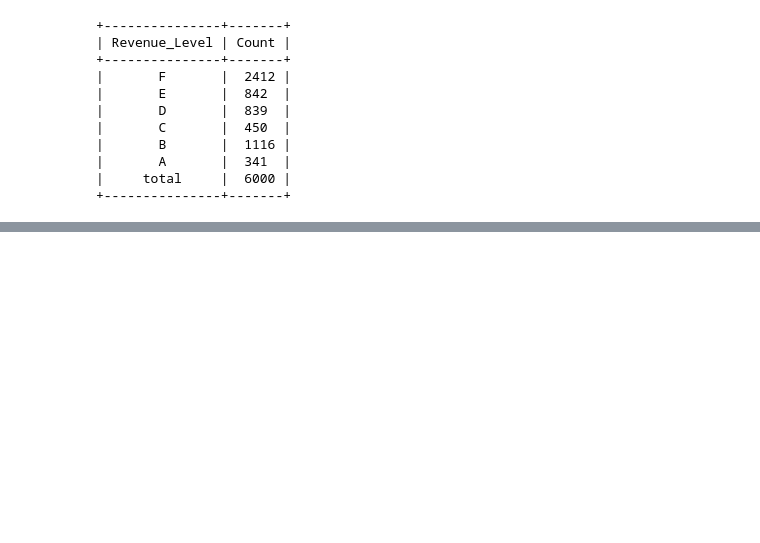
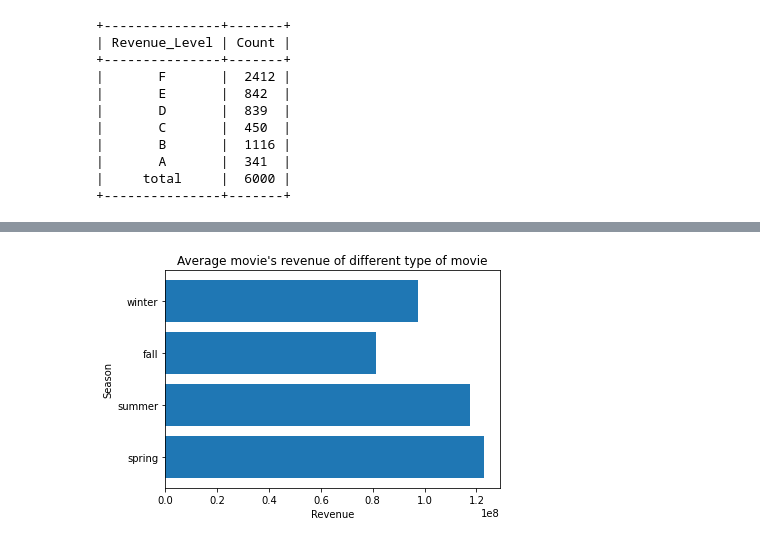
Before and after one commit to botingchen/ML_Project, a Jupyter notebook: main.ipynb, the cells around one changed output, grey strips where cells are left out. Cells and saved outputs as stored; diff of their text form; code cells hidden in the pictures; blank space fills up the shorter version.

```diff
--- a/main.ipynb
+++ b/main.ipynb
@@ -250,3 +401,35 @@ Name: season, dtype: int64
+# %%
+spring_r = 0
+spring_c = 0
+summer_r = 0
+summer_c = 0
+fall_r = 0
+fall_c = 0
+winter_r = 0
+winter_c = 0
+for i,seasons in enumerate(df['season']):
+  if seasons == 'spring':
+    spring_r += df.iloc[i]['revenue']
+    spring_c += 1
+  if seasons == 'summer':
+    summer_r += df.iloc[i]['revenue']
+    summer_c += 1
+  if seasons == 'fall' :
+    fall_r += df.iloc[i]['revenue']
+    fall_c += 1
+  if seasons == 'winter':
+    winter_r += df.iloc[i]['revenue']
+    winter_c += 1
+total_season = ['spring','summer','fall','winter']
+season_avg = [spring_r/spring_c,summer_r/summer_c,fall_r/fall_c,winter_r/winter_c]
+plt.title("Average movie's revenue of different type of movie")
+plt.barh(range(len(total_season)),season_avg)
+plt.xlabel('Revenue')
+plt.ylabel('Season')
+plt.yticks(range(len(total_season)),total_season)
+plt.show()
+# %% [output]
+[figure, added]
 # %%
 ### generate final dataset ###
 dataset = df.drop(['TMDB_id', 'original_title', 'genre_ids', 'original_language', 'release_date', 'cast_id', 'company_id', 'season'], axis=1)
```
Also changed, not shown: parts of 8 cells of this notebook.
